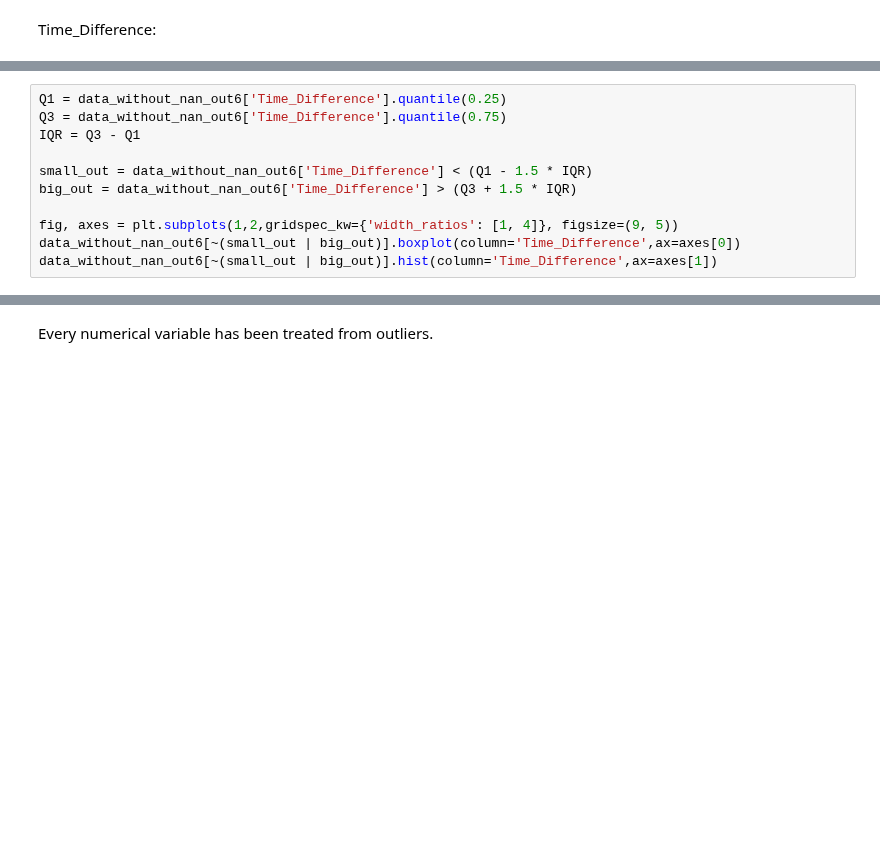
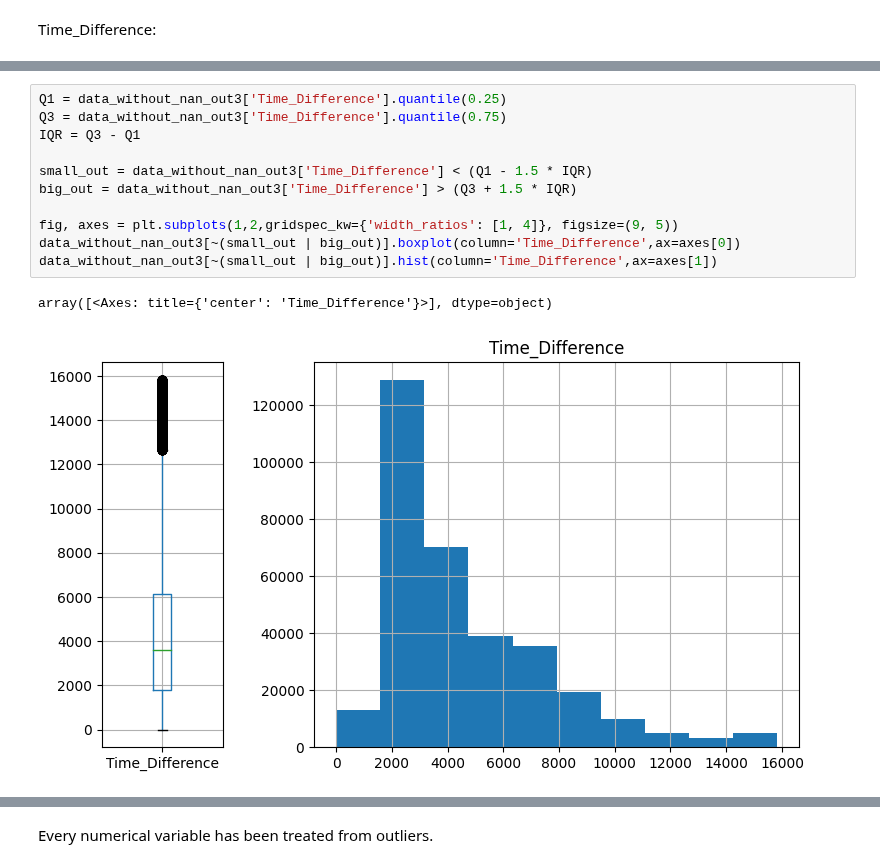
Before and after one commit to pol-resina/US-Accidents, a Jupyter notebook: notebooks/data_visualisation.ipynb, the cells around one changed output, grey strips where cells are left out. Cells and saved outputs as stored; diff of their text form; blank space fills up the shorter version.

```diff
--- a/notebooks/data_visualisation.ipynb
+++ b/notebooks/data_visualisation.ipynb
@@ -446,12 +536,15 @@ data_without_nan_out6.hist(column='Time_Difference',ax=axes[1])
 # %%
-Q1 = data_without_nan_out6['Time_Difference'].quantile(0.25)
-Q3 = data_without_nan_out6['Time_Difference'].quantile(0.75)
+Q1 = data_without_nan_out3['Time_Difference'].quantile(0.25)
+Q3 = data_without_nan_out3['Time_Difference'].quantile(0.75)
 IQR = Q3 - Q1
 
-small_out = data_without_nan_out6['Time_Difference'] < (Q1 - 1.5 * IQR)
-big_out = data_without_nan_out6['Time_Difference'] > (Q3 + 1.5 * IQR)
+small_out = data_without_nan_out3['Time_Difference'] < (Q1 - 1.5 * IQR)
+big_out = data_without_nan_out3['Time_Difference'] > (Q3 + 1.5 * IQR)
 
 fig, axes = plt.subplots(1,2,gridspec_kw={'width_ratios': [1, 4]}, figsize=(9, 5))
-data_without_nan_out6[~(small_out | big_out)].boxplot(column='Time_Difference',ax=axes[0])
-data_without_nan_out6[~(small_out | big_out)].hist(column='Time_Difference',ax=axes[1])
+data_without_nan_out3[~(small_out | big_out)].boxplot(column='Time_Difference',ax=axes[0])
+data_without_nan_out3[~(small_out | big_out)].hist(column='Time_Difference',ax=axes[1])
+# %% [output]
+array([<Axes: title={'center': 'Time_Difference'}>], dtype=object)
+[figure, added]
 # %%
```
Also changed, not shown: parts of 44 cells of this notebook.
